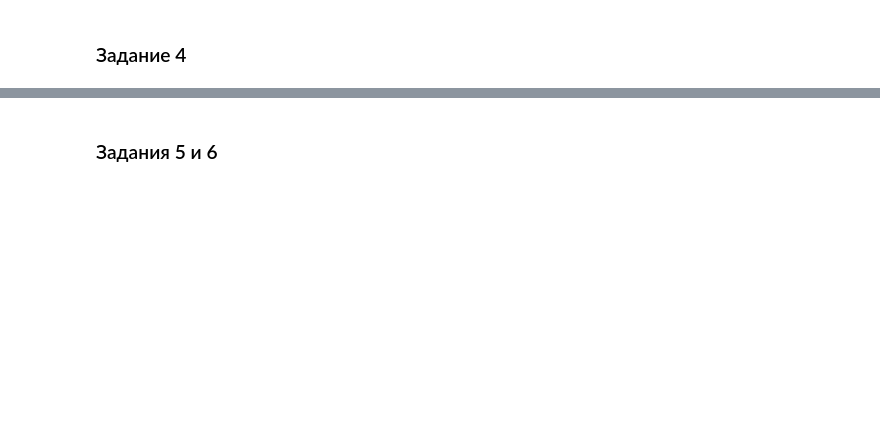
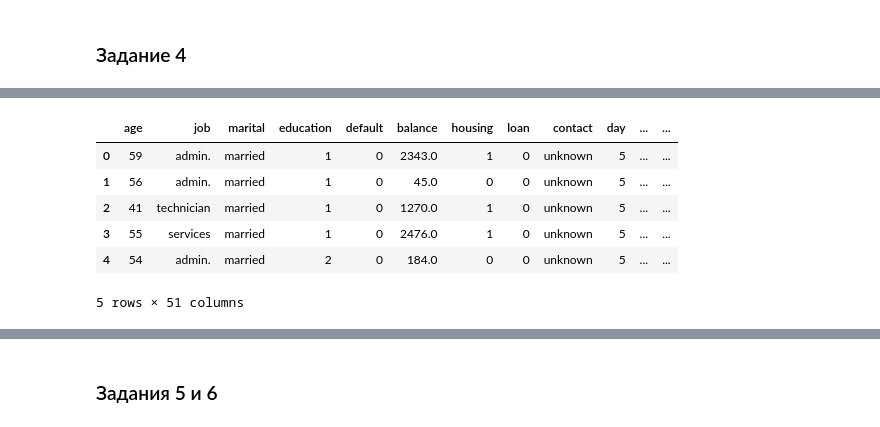
Before and after one commit to botovalex/SFDC, a Jupyter notebook: ML/Project_4_ML.ipynb, the cells around one changed output, grey strips where cells are left out. Cells and saved outputs as stored; diff of their text form; code cells hidden in the pictures; blank space fills up the shorter version.

```diff
--- a/ML/Project_4_ML.ipynb
+++ b/ML/Project_4_ML.ipynb
@@ -521,2 +543,7 @@ Text(0.5, 1.0, 'Не открыли депозит')
 # %%
 # преобразуйте уровни образования
+le = LabelEncoder()
+df['education'] = le.fit_transform(df['education'])
+
+# оценим получившиеся значения
+df['education'].value_counts()
@@ -529,2 +623,15 @@ Text(0.5, 1.0, 'Не открыли депозит')
 # %%
 # создайте дамми-переменные
+features_to_dummy_encoding = ['job','marital','contact','month','poutcome']
+ohe = OneHotEncoder(use_cat_names=True)
+dummy = ohe.fit_transform(df[features_to_dummy_encoding])
+df = pd.concat([df, dummy], axis=1)
+df.head()
+# %% [output]
+|  | age | job | marital | education | default | balance | housing | loan | contact | day | ... | ... |
+| 0 | 59 | admin. | married | 1 | 0 | 2343.0 | 1 | 0 | unknown | 5 | ... | ... |
+| 1 | 56 | admin. | married | 1 | 0 | 45.0 | 0 | 0 | unknown | 5 | ... | ... |
+| 2 | 41 | technician | married | 1 | 0 | 1270.0 | 1 | 0 | unknown | 5 | ... | ... |
+| 3 | 55 | services | married | 1 | 0 | 2476.0 | 1 | 0 | unknown | 5 | ... | ... |
+| 4 | 54 | admin. | married | 2 | 0 | 184.0 | 0 | 0 | unknown | 5 | ... | ... |
+5 rows × 51 columns
```
Also changed, not shown: parts of 34 cells of this notebook, 1 other file.
